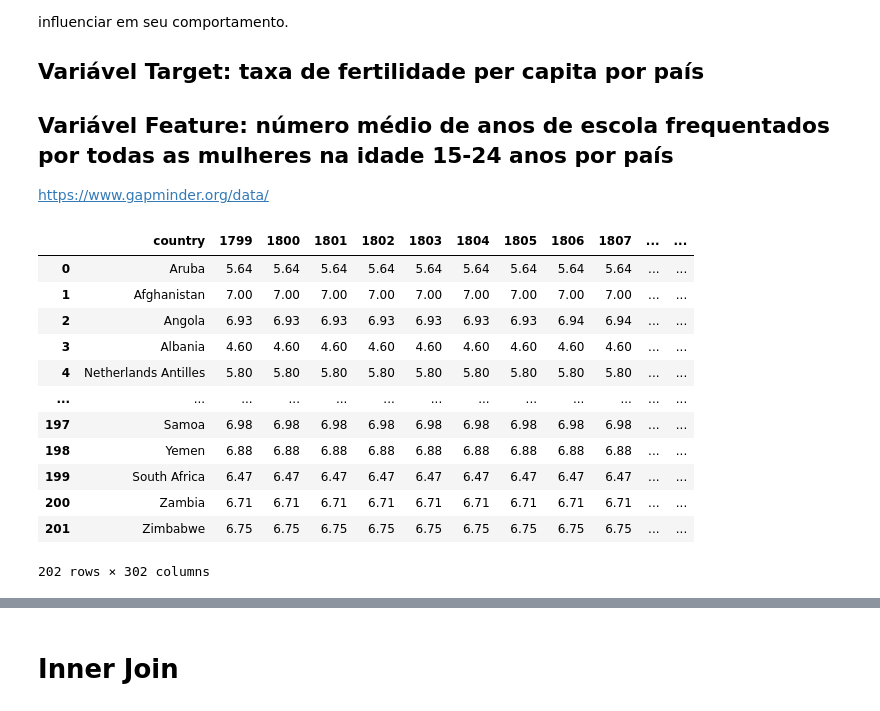
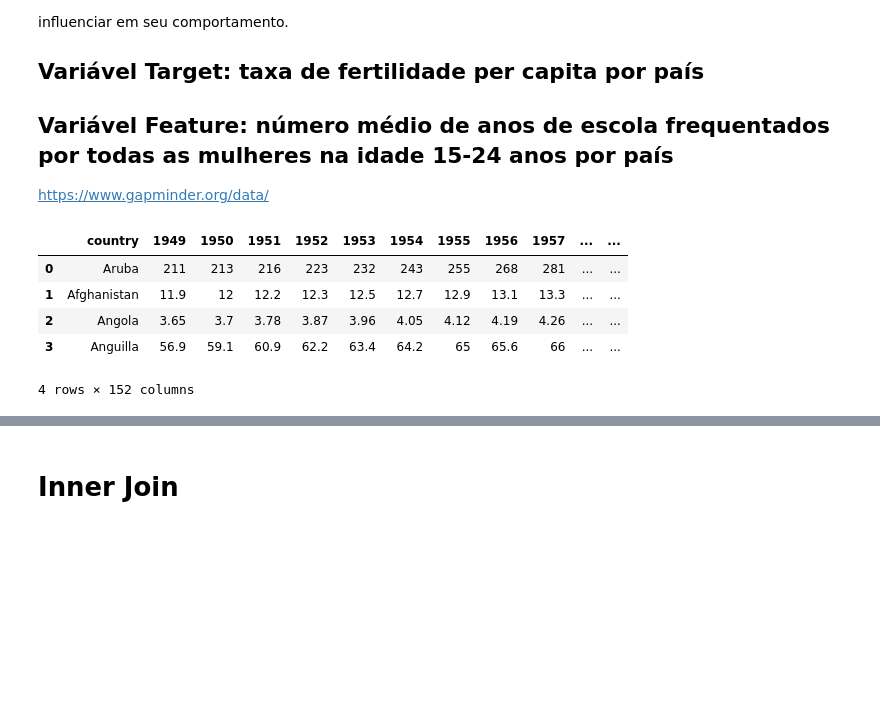
Before and after one commit to drumondpe/Projeto_2_CDados, a Jupyter notebook: Projeto 2.ipynb, the cells around one changed output, grey strips where cells are left out. Saved outputs shown, nothing was run; the diff lists cells and outputs as text; code cells hidden in the pictures; blank space fills up the shorter version.

```diff
--- a/Projeto 2.ipynb
+++ b/Projeto 2.ipynb
@@ -21,26 +21,23 @@ from scipy import stats
 import matplotlib.pyplot as plt
 # %%
 #Leitura dos arquivos Excel
-escolaridade_anos = pd.read_excel('anos_na_escola_mulheres15-24.xlsx')
-fertilidade = pd.read_excel('bebes_por_mulher.xlsx')
-producao_energia = pd.read_excel('energy_production_per_person.xlsx')
-pib_capita = pd.read_excel('gdppercapita_us_inflation_adjusted.xlsx')
-expectativa_vida = pd.read_excel('life_expectancy_years.xlsx')
-densidade_populacional = pd.read_excel('population_density_per_square_km.xlsx')
+fertilidade = pd.read_excel('bebes_por_mulher.xlsx') #bebês por mulher
+
+escolaridade_anos = pd.read_excel('anos_na_escola_mulheres15-24.xlsx') #anos na escola, mulheres 15-24
+emissao_co2 = pd.read_excel('co2_emissions_tonnes_per_person.xlsx') #toneladas por pessoa
+pib_capita = pd.read_excel('gdppercapita_us_inflation_adjusted.xlsx') #PIB per capita
+expectativa_vida = pd.read_excel('life_expectancy_years.xlsx') # em anos
+densidade_populacional = pd.read_excel('population_density_per_square_km.xlsx', index_col=None) #por km²
+mortalidade_infantil = pd.read_excel('child_mortality_0_5_year_olds_dying_per_1000_born.xlsx') #0-5 por 1000
+idh = pd.read_excel('hdi_human_development_index.xlsx') #Índice de desenvolvimento Humano
+#emissão CO2
 # %%
 #Cada linha representa um país e as colunas representam o ano
-fertilidade
+densidade_populacional.head(4)
 # %% [output]
-|  | country | 1799 | 1800 | 1801 | 1802 | 1803 | 1804 | 1805 | 1806 | 1807 | ... | ... |
-| 0 | Aruba | 5.64 | 5.64 | 5.64 | 5.64 | 5.64 | 5.64 | 5.64 | 5.64 | 5.64 | ... | ... |
-| 1 | Afghanistan | 7.00 | 7.00 | 7.00 | 7.00 | 7.00 | 7.00 | 7.00 | 7.00 | 7.00 | ... | ... |
-| 2 | Angola | 6.93 | 6.93 | 6.93 | 6.93 | 6.93 | 6.93 | 6.93 | 6.94 | 6.94 | ... | ... |
-| 3 | Albania | 4.60 | 4.60 | 4.60 | 4.60 | 4.60 | 4.60 | 4.60 | 4.60 | 4.60 | ... | ... |
-| 4 | Netherlands Antilles | 5.80 | 5.80 | 5.80 | 5.80 | 5.80 | 5.80 | 5.80 | 5.80 | 5.80 | ... | ... |
-| ... | ... | ... | ... | ... | ... | ... | ... | ... | ... | ... | ... | ... |
-| 197 | Samoa | 6.98 | 6.98 | 6.98 | 6.98 | 6.98 | 6.98 | 6.98 | 6.98 | 6.98 | ... | ... |
-| 198 | Yemen | 6.88 | 6.88 | 6.88 | 6.88 | 6.88 | 6.88 | 6.88 | 6.88 | 6.88 | ... | ... |
-| 199 | South Africa | 6.47 | 6.47 | 6.47 | 6.47 | 6.47 | 6.47 | 6.47 | 6.47 | 6.47 | ... | ... |
-| 200 | Zambia | 6.71 | 6.71 | 6.71 | 6.71 | 6.71 | 6.71 | 6.71 | 6.71 | 6.71 | ... | ... |
-| 201 | Zimbabwe | 6.75 | 6.75 | 6.75 | 6.75 | 6.75 | 6.75 | 6.75 | 6.75 | 6.75 | ... | ... |
+|  | country | 1949 | 1950 | 1951 | 1952 | 1953 | 1954 | 1955 | 1956 | 1957 | ... | ... |
+| 0 | Aruba | 211 | 213 | 216 | 223 | 232 | 243 | 255 | 268 | 281 | ... | ... |
+| 1 | Afghanistan | 11.9 | 12 | 12.2 | 12.3 | 12.5 | 12.7 | 12.9 | 13.1 | 13.3 | ... | ... |
+| 2 | Angola | 3.65 | 3.7 | 3.78 | 3.87 | 3.96 | 4.05 | 4.12 | 4.19 | 4.26 | ... | ... |
+| 3 | Anguilla | 56.9 | 59.1 | 60.9 | 62.2 | 63.4 | 64.2 | 65 | 65.6 | 66 | ... | ... |
-202 rows × 302 columns
+4 rows × 152 columns
```
Also changed, not shown: parts of 12 cells of this notebook, 4 other files.
